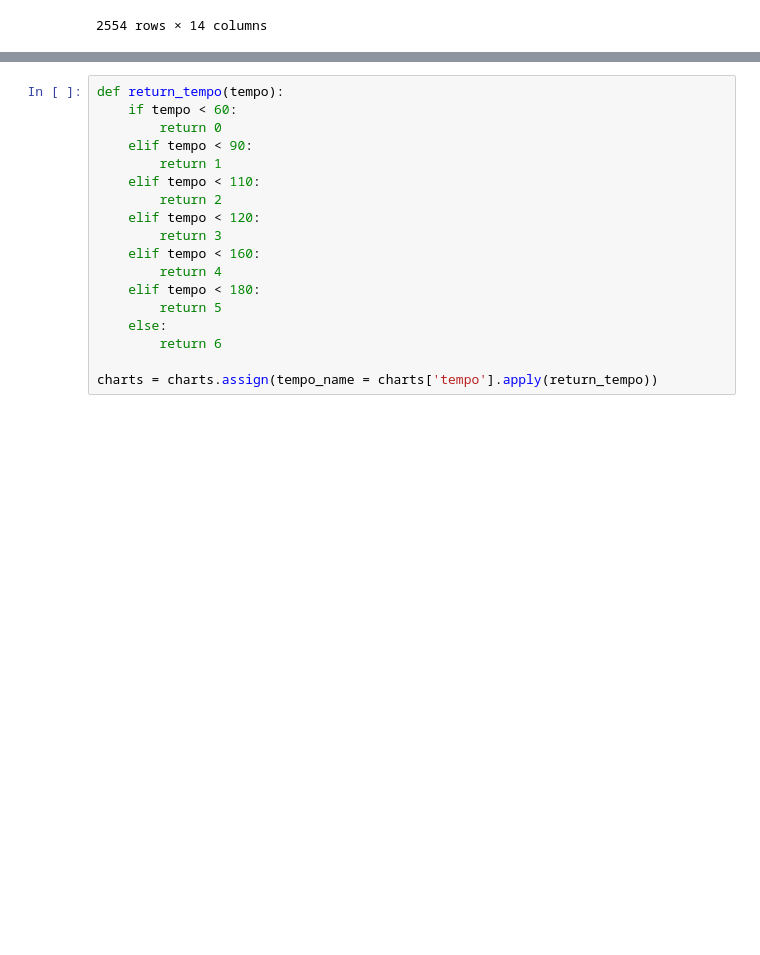
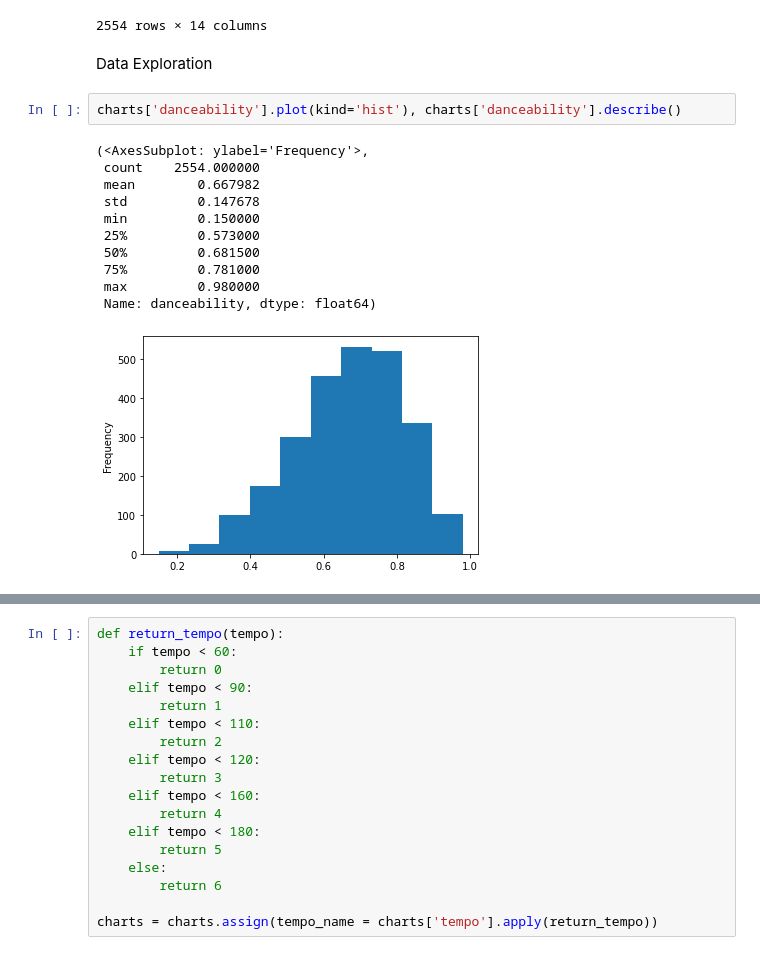
Before and after one commit to natdosan/Spotify-Persona-Clustering, a Jupyter notebook: code/src/preprocess/preprocess.ipynb, the cells around one changed output, grey strips where cells are left out. Saved outputs shown, nothing was run; the diff lists cells and outputs as text; blank space fills up the shorter version.

```diff
--- a/code/src/preprocess/preprocess.ipynb
+++ b/code/src/preprocess/preprocess.ipynb
@@ -19,3 +20,19 @@ charts
 | 2552 | Éxtasis | Millonario & W. Corona, Cartel De... | 0.937 | 0.791 | 0.0 | 1.0 | -5.242 | 0.0871 | ... |
 | 2553 | Índigo | Camilo, Evaluna Montaner | 0.748 | 0.779 | 0.0 | 1.0 | -6.659 | 0.0342 | ... |
 2554 rows × 14 columns
+# %% [markdown]
+Data Exploration
+# %%
+charts['danceability'].plot(kind='hist'), charts['danceability'].describe()
+# %% [output]
+(<AxesSubplot: ylabel='Frequency'>,
+ count    2554.000000
+ mean        0.667982
+ std         0.147678
+ min         0.150000
+ 25%         0.573000
+ 50%         0.681500
+ 75%         0.781000
+ max         0.980000
+ Name: danceability, dtype: float64)
+[figure, added]
```
Also changed, not shown: parts of 7 cells of this notebook.
